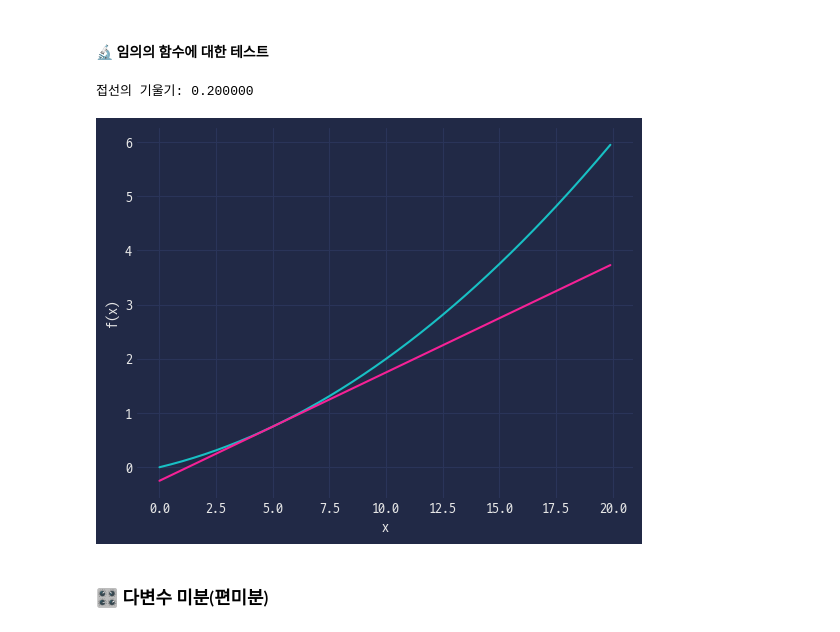
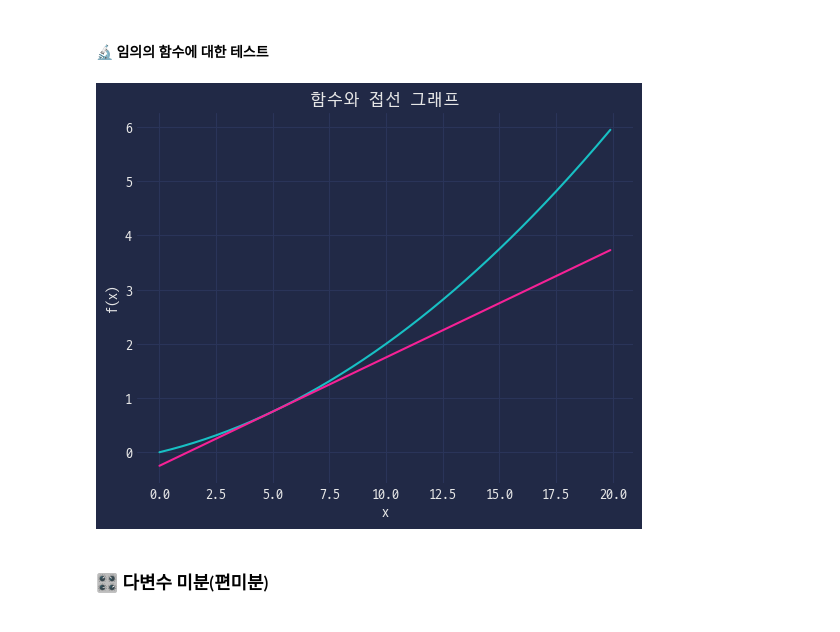
Before and after one commit to zer0ken/ms-ai-school, a Jupyter notebook: neural-net/ch03 신경망 학습/수치미분.ipynb, the cells around one changed output. Cells and saved outputs as stored; diff of their text form; code cells hidden in the pictures.

```diff
--- a/neural-net/ch03 신경망 학습/수치미분.ipynb
+++ b/neural-net/ch03 신경망 학습/수치미분.ipynb
@@ -34,22 +34,22 @@ def tangent_line(f, x):
 # %%
 def function_1(x):
     return 0.01 * x**2 + 0.1 * x
 
 
 x = np.arange(0.0, 20.0, 0.1)
 y = function_1(x)
 
 tf = tangent_line(function_1, 5)
 y2 = tf(x)
 
 plt.plot(x, y)
 plt.plot(x, y2)
 plt.xlabel('x')
 plt.ylabel('f(x)')
+plt.title('함수와 접선 그래프')
 plt.show()
 # %% [output]
-접선의 기울기: 0.200000
-[figure, old version]
+[figure, new version]
 # %% [markdown]
 ### 🎛️ 다변수 미분(편미분)
 # %% [markdown]
```
Also changed, not shown: parts of 1 cell of this notebook.
